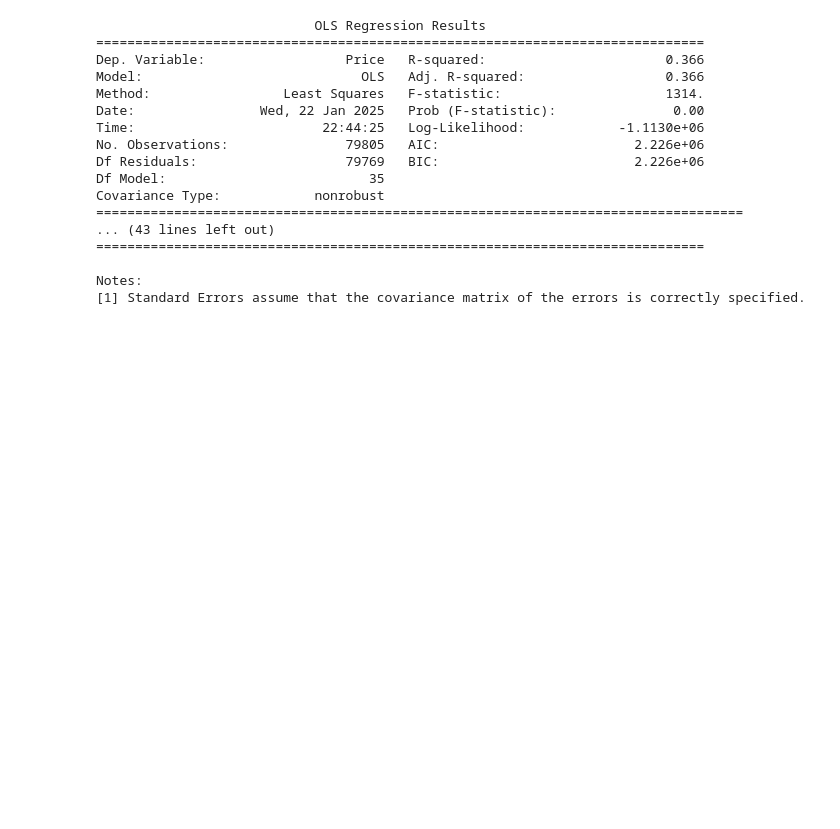
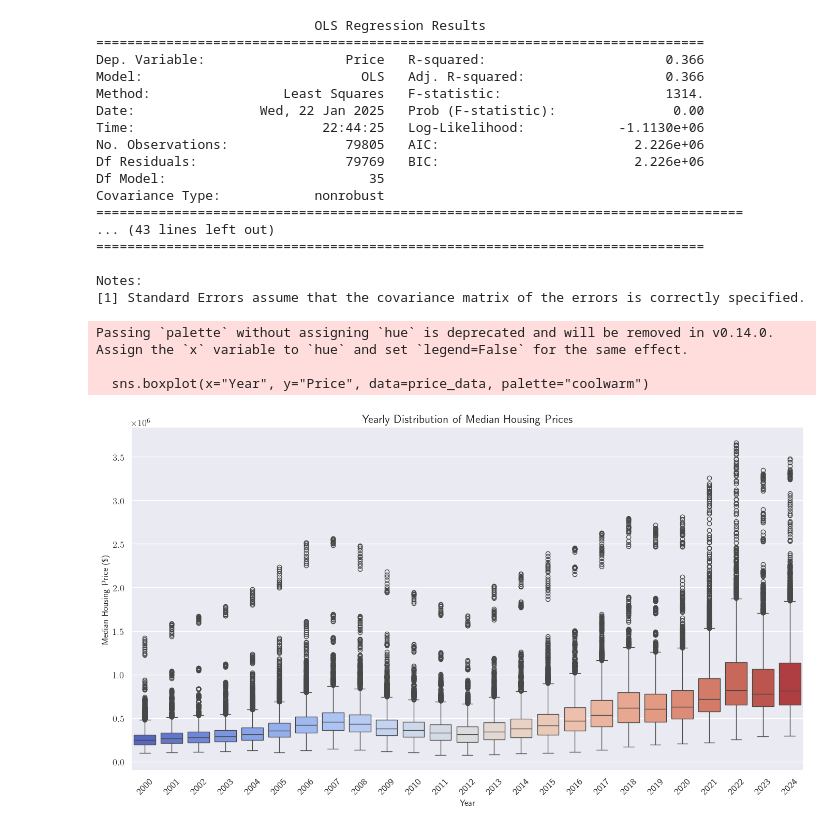
Before and after one commit to cparthiv/TSA-real-estate-analysis, a Jupyter notebook: draft.ipynb, the cells around one changed output. Cells and saved outputs as stored; diff of their text form; code cells hidden in the pictures; blank space fills up the shorter version.

Commit message:
boxplot

```diff
--- a/draft.ipynb
+++ b/draft.ipynb
@@ -501,3 +501,19 @@ Covariance Type:            nonrobust
 
 Notes:
 [1] Standard Errors assume that the covariance matrix of the errors is correctly specified.
+# %%
+plt.figure(figsize=(14, 8))
+sns.boxplot(x="Year", y="Price", data=price_data, palette="coolwarm")
+
+plt.title("Yearly Distribution of Median Housing Prices", fontsize=16)
+plt.xlabel("Year", fontsize=12)
+plt.ylabel("Median Housing Price (\\$)", fontsize=12)
+plt.xticks(rotation=45)
+plt.tight_layout()
+
+plt.show()
+# %% [output]
+Passing `palette` without assigning `hue` is deprecated and will be removed in v0.14.0. Assign the `x` variable to `hue` and set `legend=False` for the same effect.
+
+  sns.boxplot(x="Year", y="Price", data=price_data, palette="coolwarm")
+[figure, added]
```
